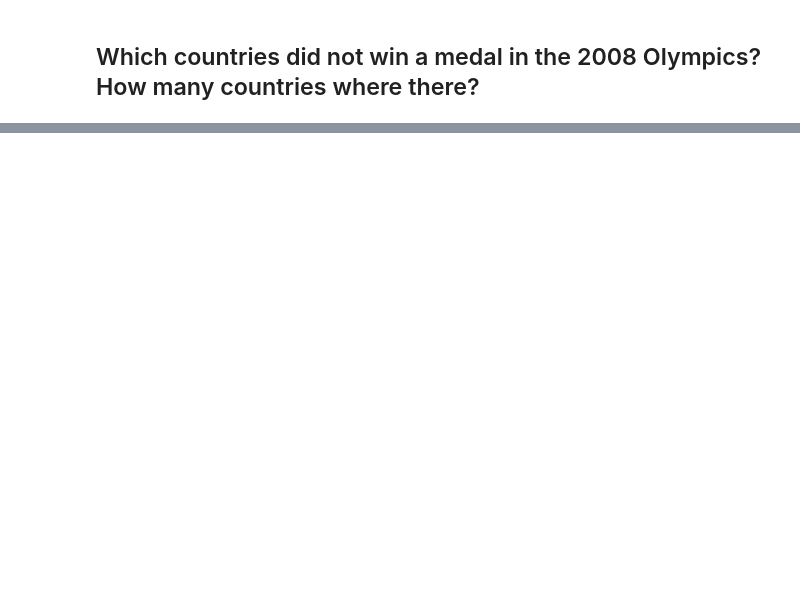
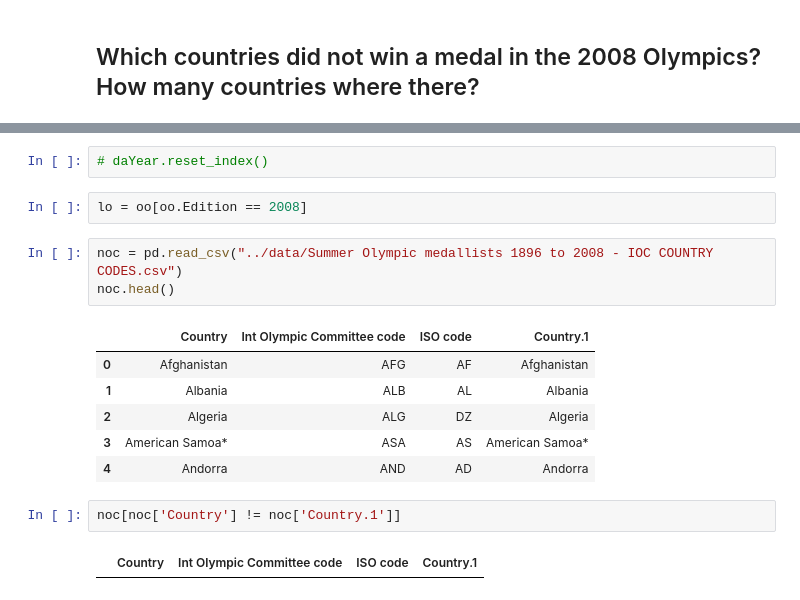
Before and after one commit to jfk17a/LinkedInLearning-PandasEssentials, a Jupyter notebook: ExerciseFiles/Ch06/PersonalChallengeCh6.ipynb, the cells around one changed output, grey strips where cells are left out. Saved outputs shown, nothing was run; the diff lists cells and outputs as text; blank space fills up the shorter version.

```diff
--- a/ExerciseFiles/Ch06/PersonalChallengeCh6.ipynb
+++ b/ExerciseFiles/Ch06/PersonalChallengeCh6.ipynb
@@ -53,0 +33,18 @@ year.loc[2008]
+# %%
+# daYear.reset_index()
+# %%
+lo = oo[oo.Edition == 2008]
+# %%
+noc = pd.read_csv("../data/Summer Olympic medallists 1896 to 2008 - IOC COUNTRY CODES.csv")
+noc.head()
+# %% [output]
+|  | Country | Int Olympic Committee code | ISO code | Country.1 |
+| 0 | Afghanistan | AFG | AF | Afghanistan |
+| 1 | Albania | ALB | AL | Albania |
+| 2 | Algeria | ALG | DZ | Algeria |
+| 3 | American Samoa* | ASA | AS | American Samoa* |
+| 4 | Andorra | AND | AD | Andorra |
+# %%
+noc[noc['Country'] != noc['Country.1']]
+# %% [output]
+|  | Country | Int Olympic Committee code | ISO code | Country.1 |
```
Also changed, not shown: parts of 9 cells of this notebook, 2 other files.
